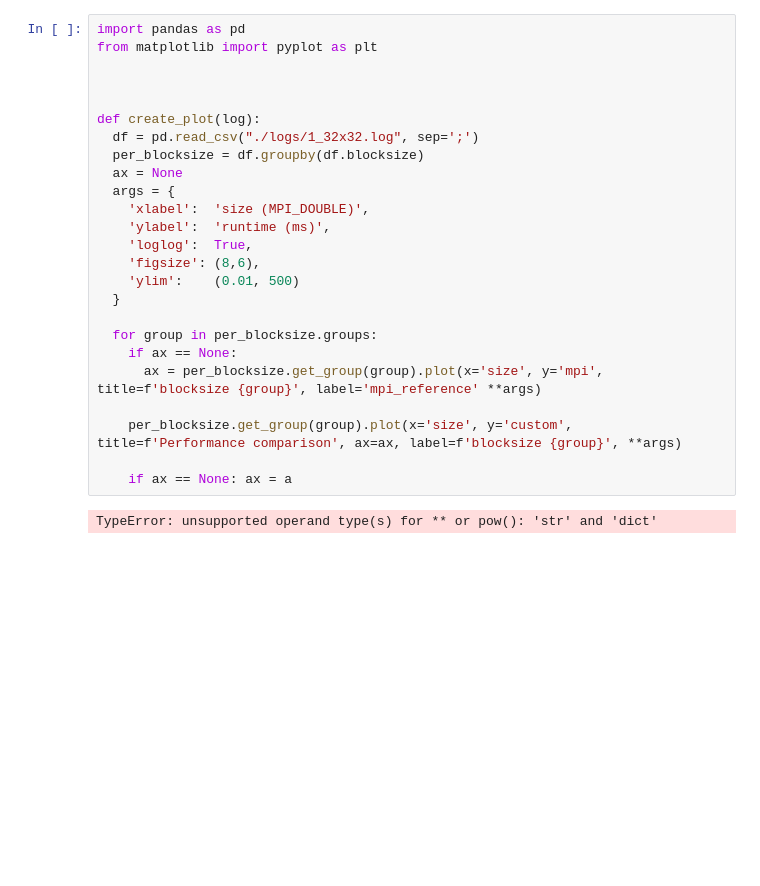
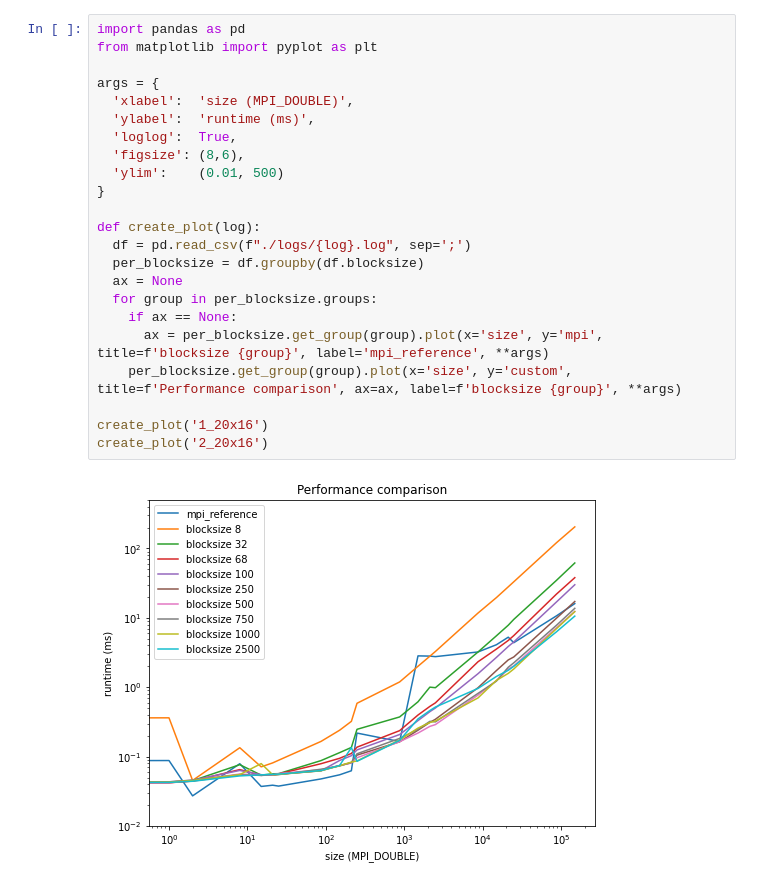
Before and after one commit to PentaHelix/hpc_allredcuce, a Jupyter notebook: report/analysis.ipynb, the cells around one changed output. Cells and saved outputs as stored; diff of their text form; blank space fills up the shorter version.

```diff
--- a/report/analysis.ipynb
+++ b/report/analysis.ipynb
@@ -1,27 +1,25 @@
 # %%
 import pandas as pd
 from matplotlib import pyplot as plt
 
-
+args = {
+  'xlabel':  'size (MPI_DOUBLE)',
+  'ylabel':  'runtime (ms)',
+  'loglog':  True,
+  'figsize': (8,6),
+  'ylim':    (0.01, 500)
+}
 
 def create_plot(log):
-  df = pd.read_csv("./logs/1_32x32.log", sep=';')
+  df = pd.read_csv(f"./logs/{log}.log", sep=';')
   per_blocksize = df.groupby(df.blocksize)
   ax = None
-  args = {
-    'xlabel':  'size (MPI_DOUBLE)',
-    'ylabel':  'runtime (ms)',
-    'loglog':  True,
-    'figsize': (8,6),
-    'ylim':    (0.01, 500)
-  }
-
   for group in per_blocksize.groups:
     if ax == None:
-      ax = per_blocksize.get_group(group).plot(x='size', y='mpi', title=f'blocksize {group}', label='mpi_reference' **args)
-
+      ax = per_blocksize.get_group(group).plot(x='size', y='mpi', title=f'blocksize {group}', label='mpi_reference', **args)
     per_blocksize.get_group(group).plot(x='size', y='custom', title=f'Performance comparison', ax=ax, label=f'blocksize {group}', **args)
 
-    if ax == None: ax = a
+create_plot('1_20x16')
+create_plot('2_20x16')
 # %% [output]
-TypeError: unsupported operand type(s) for ** or pow(): 'str' and 'dict'
+[figure, added]
```
Also changed, not shown: parts of 1 cell of this notebook, 4 other files.
